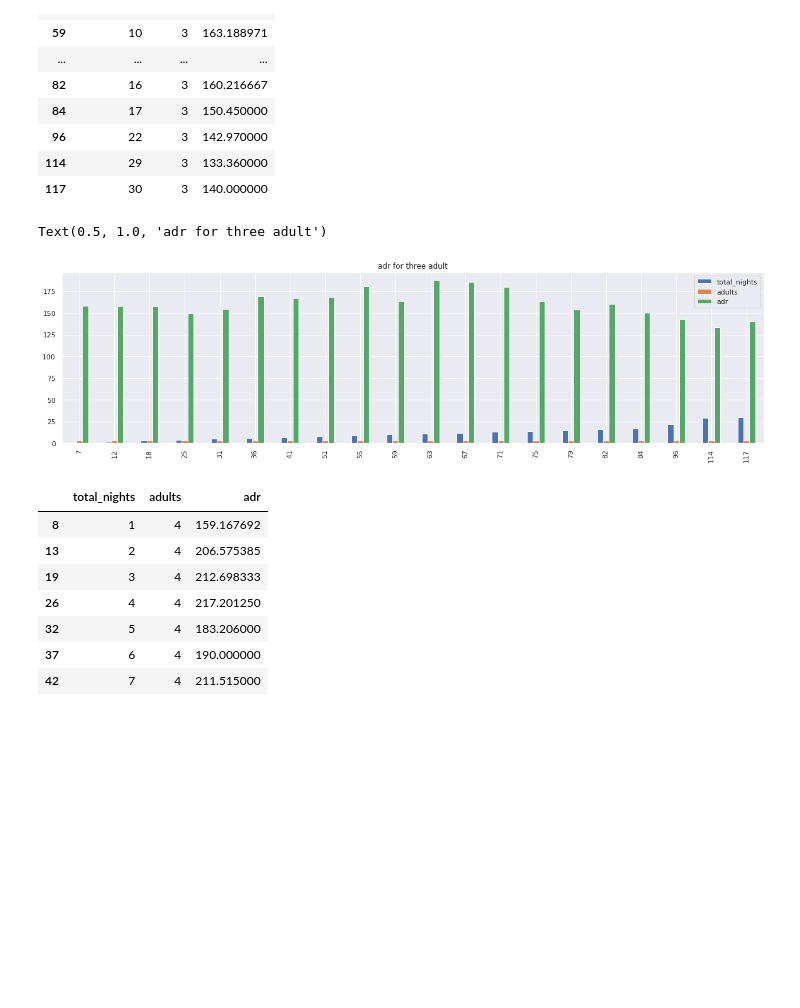
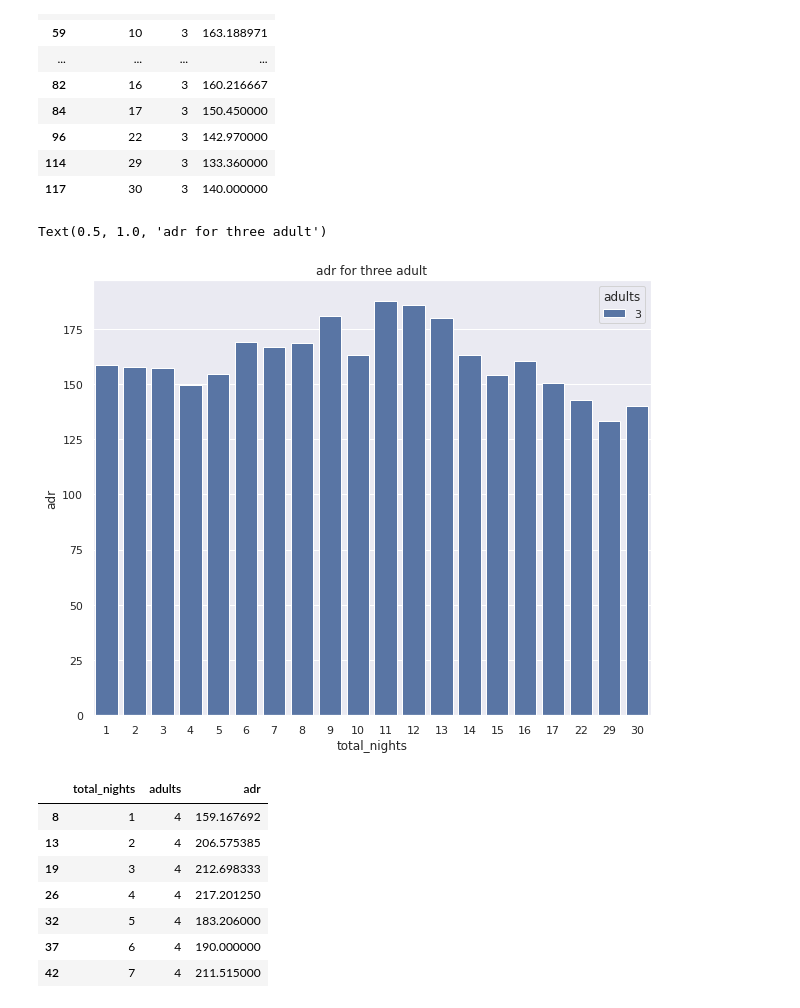
Before and after one commit to shivakumar17/hotel-booking, a Jupyter notebook: Copy_of_Hotel_Booking_Analysis_Capstone_Project.ipynb, the cells around one changed output. Drawn from its saved outputs; the diff is of its cells as text; code cells hidden in the pictures; blank space fills up the shorter version.

```diff
--- a/Copy_of_Hotel_Booking_Analysis_Capstone_Project.ipynb
+++ b/Copy_of_Hotel_Booking_Analysis_Capstone_Project.ipynb
@@ -491,11 +495,13 @@ k[(k['adults']==3) & (k['total_nights']!=0)]
 | 114 | 29 | 3 | 133.360000 |
 | 117 | 30 | 3 | 140.000000 |
 # %%
-k[(k['adults']==3) & (k['total_nights']!=0)].plot(kind='bar')
+fig=plt.figure(figsize=(10,8))
+ax=fig.gca()
+sns.barplot(x='total_nights',y='adr',hue='adults',data=k[(k['adults']==3) & (k['total_nights']!=0)],ax=ax)
 plt.title('adr for three adult')
 # %% [output]
 Text(0.5, 1.0, 'adr for three adult')
-[figure, old version]
+[figure, new version]
 # %%
 k[(k['adults']==4) & (k['total_nights']!=0)]
 # %% [output]
```
Also changed, not shown: parts of 18 cells of this notebook.
